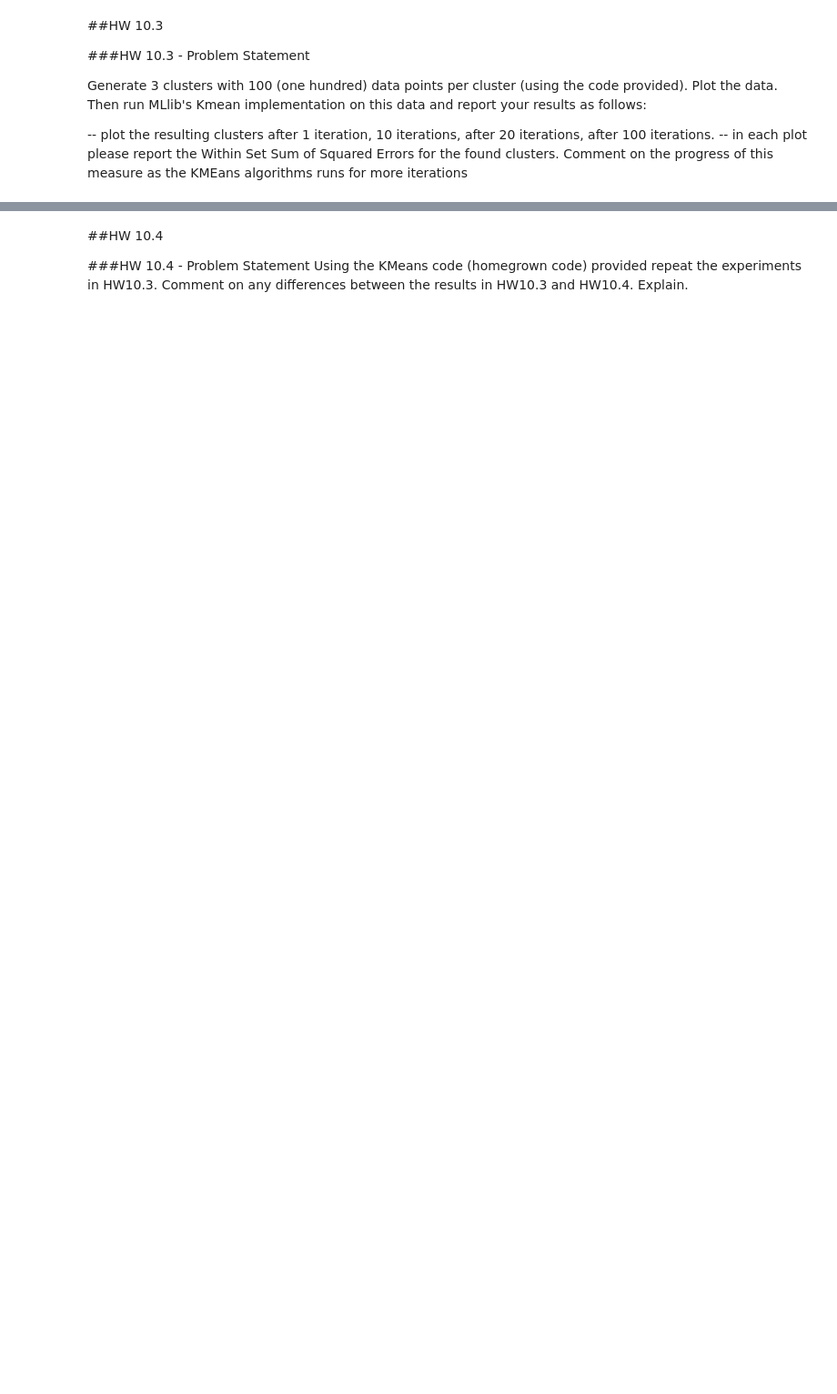
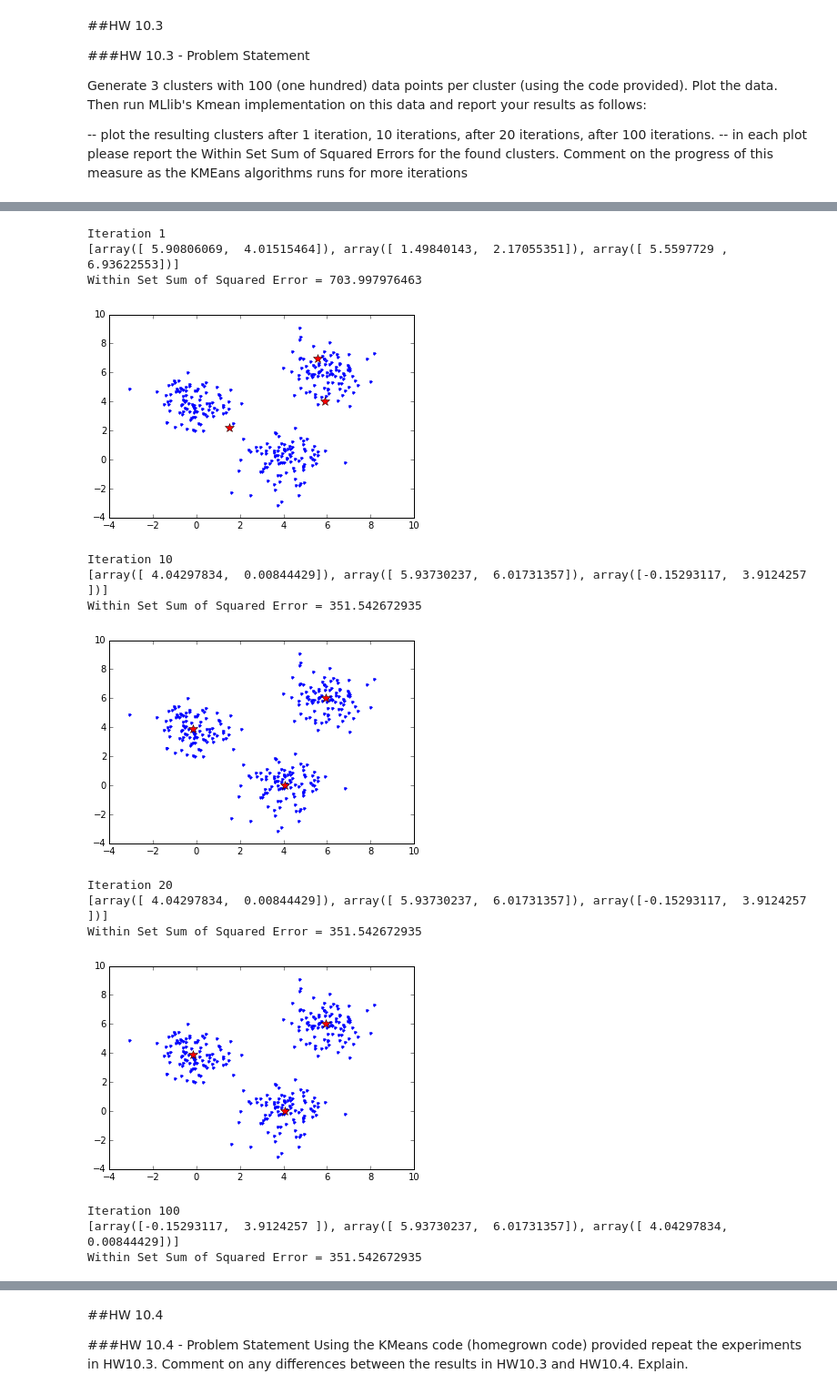
Before and after one commit to nickhamlin/mids_261_homework, a Jupyter notebook: HW10/MIDS-W261-2015-HWK-Week10-Hamlin-Thomas-Baek-Danish.ipynb, the cells around one changed output, grey strips where cells are left out. Shown at 91% size. Cells and saved outputs as stored; diff of their text form; code cells hidden in the pictures; blank space fills up the shorter version.

```diff
--- a/HW10/MIDS-W261-2015-HWK-Week10-Hamlin-Thomas-Baek-Danish.ipynb
+++ b/HW10/MIDS-W261-2015-HWK-Week10-Hamlin-Thomas-Baek-Danish.ipynb
@@ -153,11 +153,10 @@ from math import sqrt
 
 # Load and parse the data
 data = sc.textFile("kmeans_data.txt")
-parsedData = data.map(lambda line: array([float(x) for x in line.split(' ')]))
+parsedData = data.map(lambda line: array([float(x) for x in line.split(' ')])).cache()
 
 # Build the model (cluster the data)
-clusters = KMeans.train(parsedData, 2, maxIterations=10,
-        runs=10, initializationMode="random")
+clusters = KMeans.train(parsedData, 2, maxIterations=10,runs=10, initializationMode="random")
 
 # Evaluate clustering by computing Within Set Sum of Squared Errors
 def error(point):
@@ -168,7 +167,7 @@ WSSSE = parsedData.map(lambda point: error(point)).reduce(lambda x, y: x + y)
 print("Within Set Sum of Squared Error = " + str(WSSSE))
 
 # Save and load model
-clusters.save(sc, "myModelPath")
-sameModel = KMeansModel.load(sc, "myModelPath")
+# clusters.save(sc, "myModelPath")
+# sameModel = KMeansModel.load(sc, "myModelPath")
 # %% [output]
 Within Set Sum of Squared Error = 0.692820323028
@@ -277,0 +240,44 @@ Iteration5
+# %%
+
+# Initialization: initialization of parameter is fixed to show an example
+centroids = np.array([[0.0,0.0],[2.0,2.0],[0.0,7.0]])
+
+#list of iterations that we want to plot
+iterations_to_plot=[1,10,20,100]
+K = 3
+
+def error(point,clusters):
+    center = clusters.centers[clusters.predict(point)]
+    return sqrt(sum([x**2 for x in (point - center)]))
+
+D = sc.textFile("./data.csv")
+parsedData = D.map(lambda line: array([float(x) for x in line.split(',')])).cache()
+
+for i in iterations_to_plot:
+    clusters = KMeans.train(parsedData,K, maxIterations=i,runs=1,initializationMode="random")
+
+    centroids=clusters.clusterCenters
+    WSSSE = parsedData.map(lambda point: error(point,clusters)).reduce(lambda x, y: x + y)
+
+
+    print "Iteration " + str(i)
+    print centroids
+    print("Within Set Sum of Squared Error = " + str(WSSSE))
+    plot_iteration(centroids)
+    print ""
+# %% [output]
+Iteration 1
+[array([ 5.90806069,  4.01515464]), array([ 1.49840143,  2.17055351]), array([ 5.5597729 ,  6.93622553])]
+Within Set Sum of Squared Error = 703.997976463
+[figure, added]
+Iteration 10
+[array([ 4.04297834,  0.00844429]), array([ 5.93730237,  6.01731357]), array([-0.15293117,  3.9124257 ])]
+Within Set Sum of Squared Error = 351.542672935
+[figure, added]
+Iteration 20
+[array([ 4.04297834,  0.00844429]), array([ 5.93730237,  6.01731357]), array([-0.15293117,  3.9124257 ])]
+Within Set Sum of Squared Error = 351.542672935
+[figure, added]
+Iteration 100
+[array([-0.15293117,  3.9124257 ]), array([ 5.93730237,  6.01731357]), array([ 4.04297834,  0.00844429])]
+Within Set Sum of Squared Error = 351.542672935
```
Also changed, not shown: parts of 10 cells of this notebook, 2 other files.
